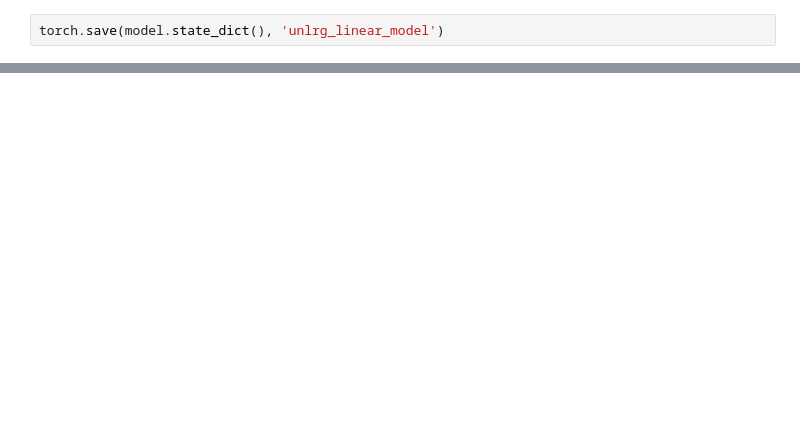
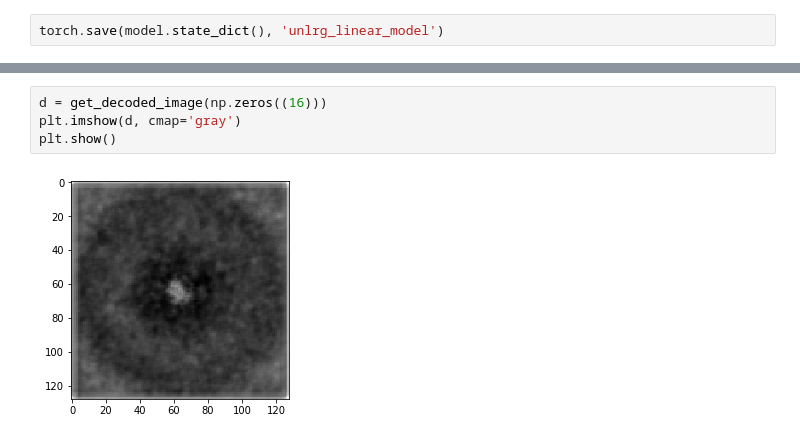
Before and after one commit to nottu/interpretable_autoencoder, a Jupyter notebook: LRG_Conv_test.ipynb, the cells around one changed output, grey strips where cells are left out. Drawn from its saved outputs; the diff is of its cells as text; blank space fills up the shorter version.

```diff
--- a/LRG_Conv_test.ipynb
+++ b/LRG_Conv_test.ipynb
@@ -233,0 +293,6 @@ torch.save(model.state_dict(), 'unlrg_linear_model')
+# %%
+d = get_decoded_image(np.zeros((16)))
+plt.imshow(d, cmap='gray')
+plt.show()
+# %% [output]
+[figure, added]
```
Also changed, not shown: parts of 29 cells of this notebook.
